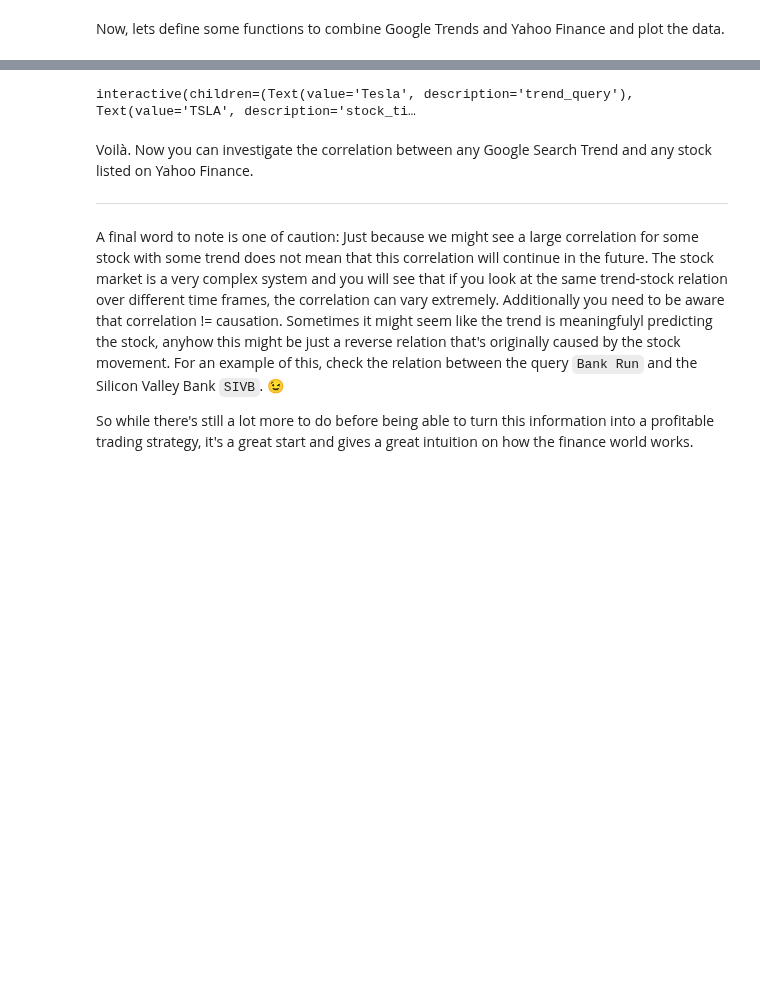
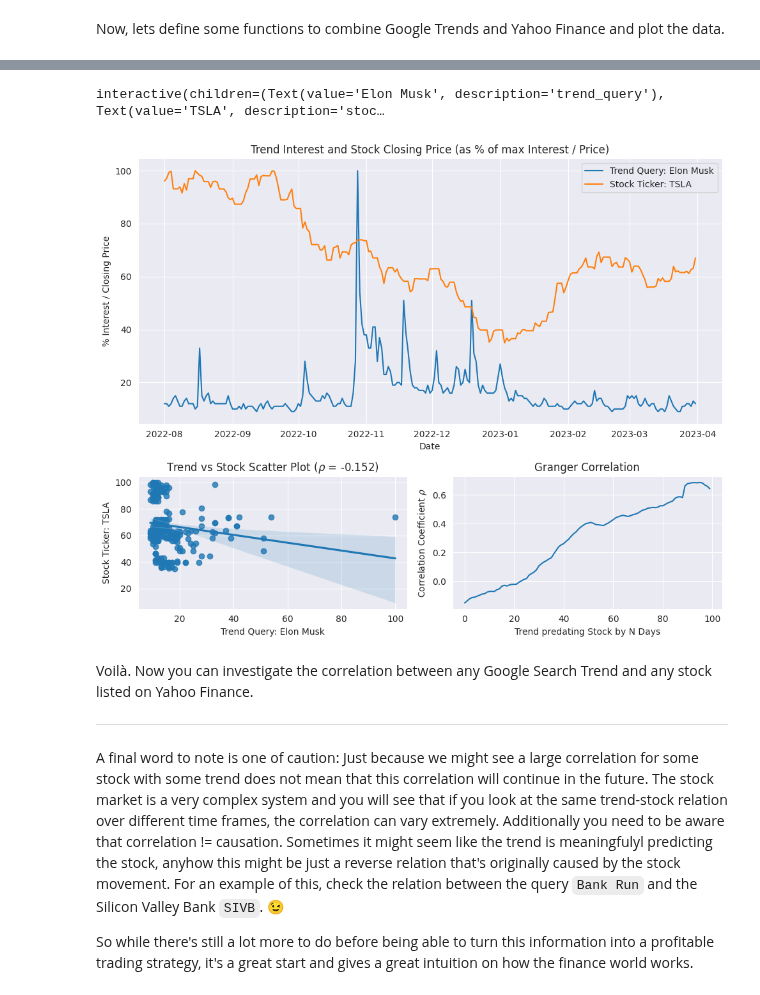
Before and after one commit to DiGyt/snippets, a Jupyter notebook: market_corr.ipynb, the cells around one changed output, grey strips where cells are left out. Cells and saved outputs as stored; diff of their text form; code cells hidden in the pictures; blank space fills up the shorter version.

```diff
--- a/market_corr.ipynb
+++ b/market_corr.ipynb
@@ -133,9 +143,11 @@ Additionally, you can define a `start_date` and an `end_date` for the time range
 # %%
 # Display the widgets and button
-widgets.interact_manual(get_trend_and_plot, trend_query="Tesla", stock_ticker="TSLA",
+widgets.interact_manual(get_trend_and_plot,
+                        trend_query="Elon Musk", stock_ticker="TSLA",
                         start_date="2022-08-01", end_date="2023-04-01");
 # %% [output]
-interactive(children=(Text(value='Tesla', description='trend_query'), Text(value='TSLA', description='stock_ti…
+interactive(children=(Text(value='Elon Musk', description='trend_query'), Text(value='TSLA', description='stoc…
+[figure, added]
 # %% [markdown]
 Voilà. Now you can investigate the correlation between any Google Search Trend and any stock listed on Yahoo Finance.
 
```
Also changed, not shown: parts of 3 cells of this notebook.
